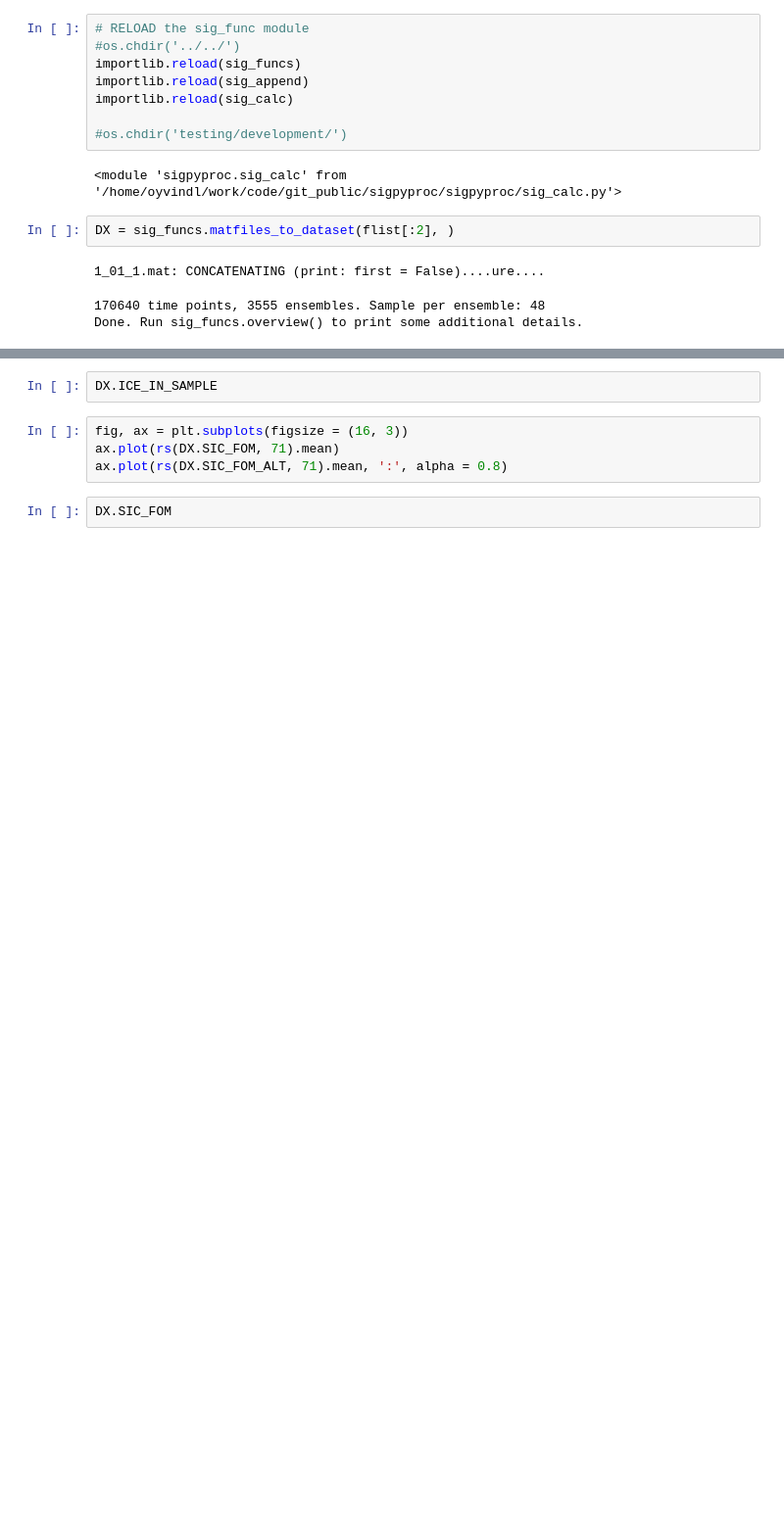
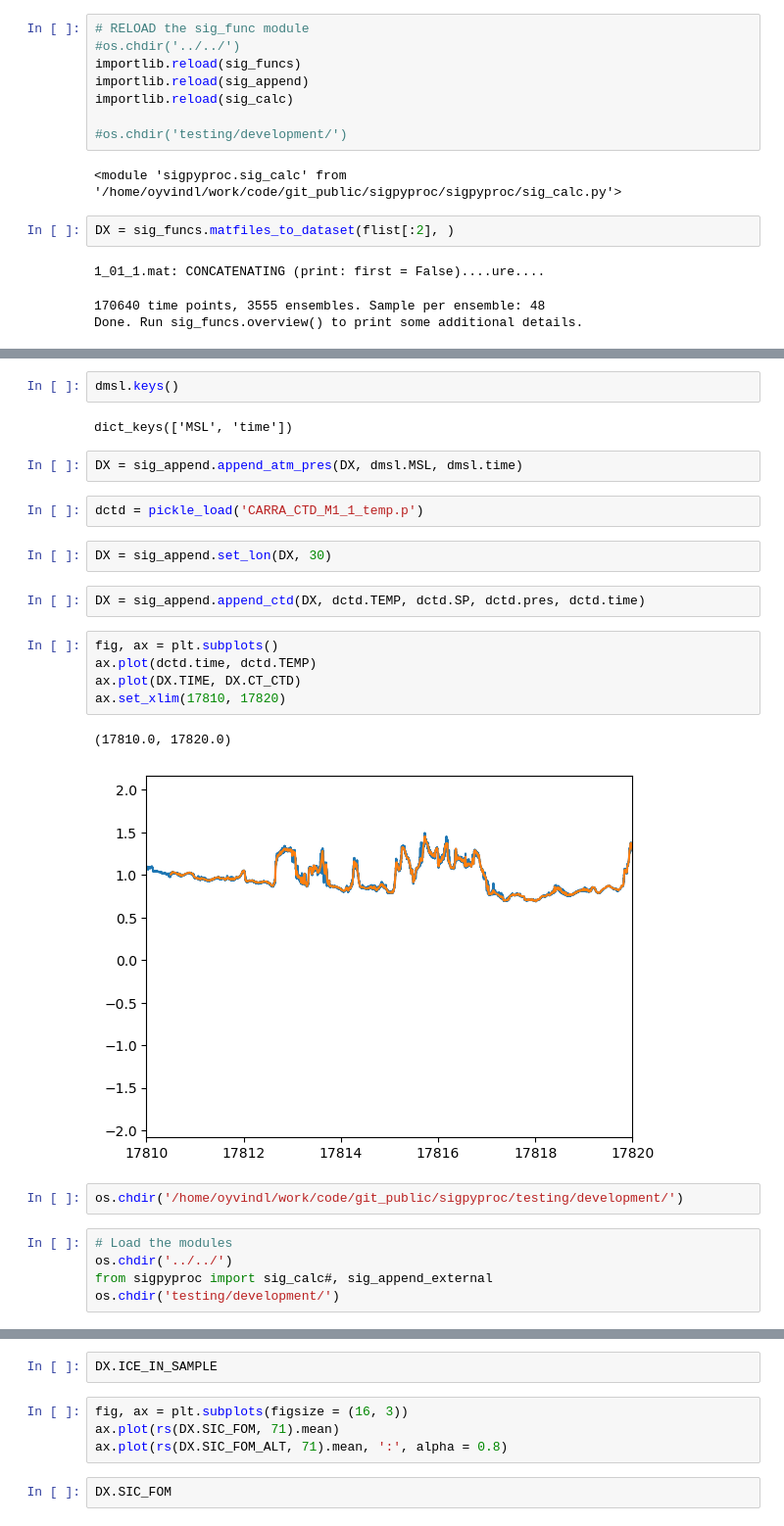
Before and after one commit to oyvfoss/pyiceproc, a Jupyter notebook: testing/development/Basic testing during development.ipynb, the cells around one changed output, grey strips where cells are left out. Shown at 98% size. Drawn from its saved outputs; the diff is of its cells as text; blank space fills up the shorter version.

```diff
--- a/testing/development/Basic testing during development.ipynb
+++ b/testing/development/Basic testing during development.ipynb
@@ -114,0 +48,27 @@ ax.plot(DX.depth[:, 0])
+# %%
+dmsl.keys()
+# %% [output]
+dict_keys(['MSL', 'time'])
+# %%
+DX = sig_append.append_atm_pres(DX, dmsl.MSL, dmsl.time)
+# %%
+dctd = pickle_load('CARRA_CTD_M1_1_temp.p')
+# %%
+DX = sig_append.set_lon(DX, 30)
+# %%
+DX = sig_append.append_ctd(DX, dctd.TEMP, dctd.SP, dctd.pres, dctd.time)
+# %%
+fig, ax = plt.subplots()
+ax.plot(dctd.time, dctd.TEMP)
+ax.plot(DX.TIME, DX.CT_CTD)
+ax.set_xlim(17810, 17820)
+# %% [output]
+(17810.0, 17820.0)
+[figure, added]
+# %%
+os.chdir('/home/oyvindl/work/code/git_public/sigpyproc/testing/development/')
+# %%
+# Load the modules
+os.chdir('../../')
+from sigpyproc import sig_calc#, sig_append_external
+os.chdir('testing/development/')
```
Also changed, not shown: parts of 37 cells of this notebook, 7 other files.
